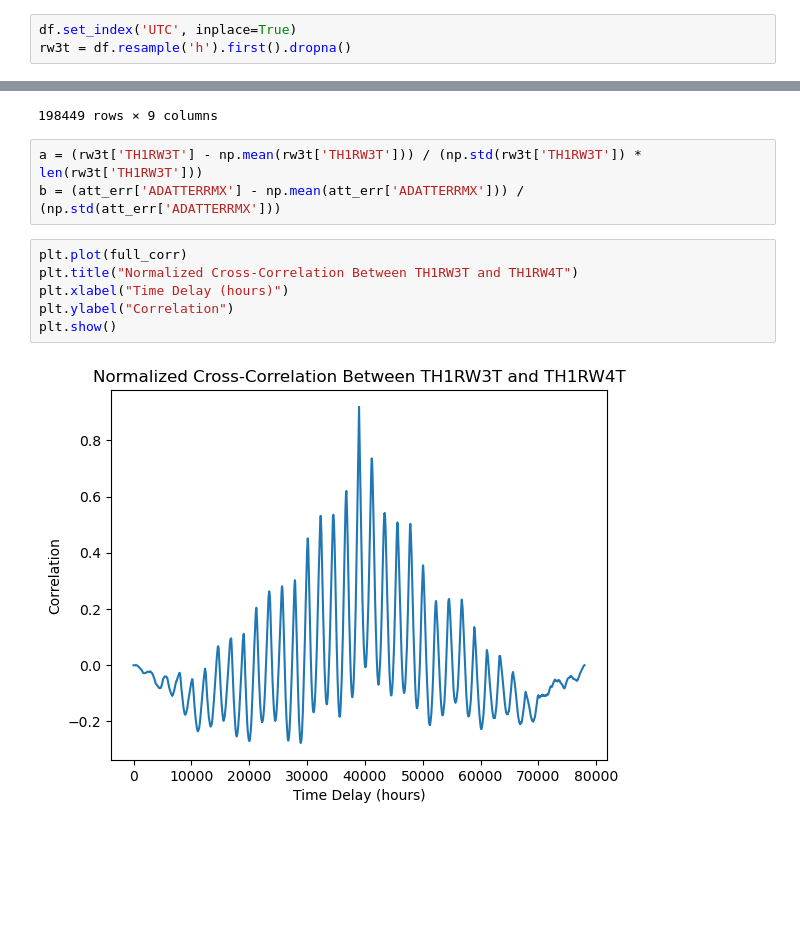
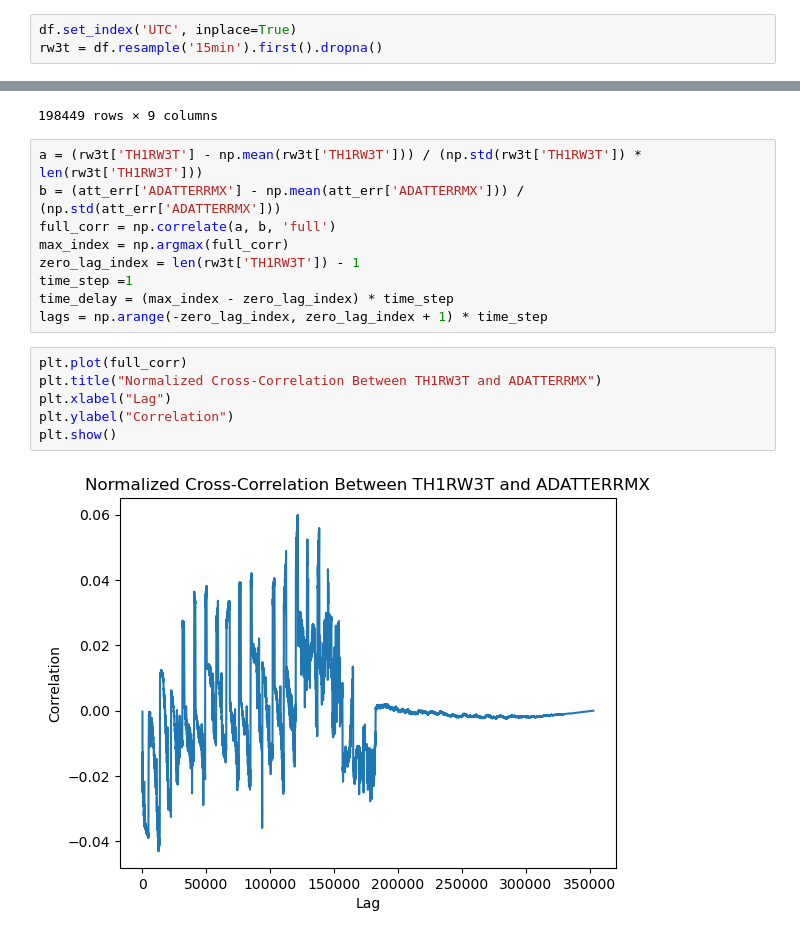
Before and after one commit to katerinakaraa/summer2024, a Jupyter notebook: kplr_TH1RW3T.ipynb, the cells around one changed output, grey strips where cells are left out. Cells and saved outputs as stored; diff of their text form; blank space fills up the shorter version.

```diff
--- a/kplr_TH1RW3T.ipynb
+++ b/kplr_TH1RW3T.ipynb
@@ -413,7 +413,7 @@ print(pearson_correlation)
 0.9474753552955109
 # %%
 df.set_index('UTC', inplace=True)
-rw3t = df.resample('h').first().dropna()
+rw3t = df.resample('15min').first().dropna()
 # %%
 rw3t
 # %% [output]
@@ -566,11 +566,17 @@ att_err
 # %%
 a = (rw3t['TH1RW3T'] - np.mean(rw3t['TH1RW3T'])) / (np.std(rw3t['TH1RW3T']) * len(rw3t['TH1RW3T']))
 b = (att_err['ADATTERRMX'] - np.mean(att_err['ADATTERRMX'])) / (np.std(att_err['ADATTERRMX']))
+full_corr = np.correlate(a, b, 'full')
+max_index = np.argmax(full_corr)
+zero_lag_index = len(rw3t['TH1RW3T']) - 1
+time_step =1
+time_delay = (max_index - zero_lag_index) * time_step
+lags = np.arange(-zero_lag_index, zero_lag_index + 1) * time_step
 # %%
 plt.plot(full_corr)
-plt.title("Normalized Cross-Correlation Between TH1RW3T and TH1RW4T")
-plt.xlabel("Time Delay (hours)")
+plt.title("Normalized Cross-Correlation Between TH1RW3T and ADATTERRMX")
+plt.xlabel("Lag")
 plt.ylabel("Correlation")
 plt.show()
 # %% [output]
-[figure, old version]
+[figure, new version]
```
Also changed, not shown: parts of 5 cells of this notebook.
